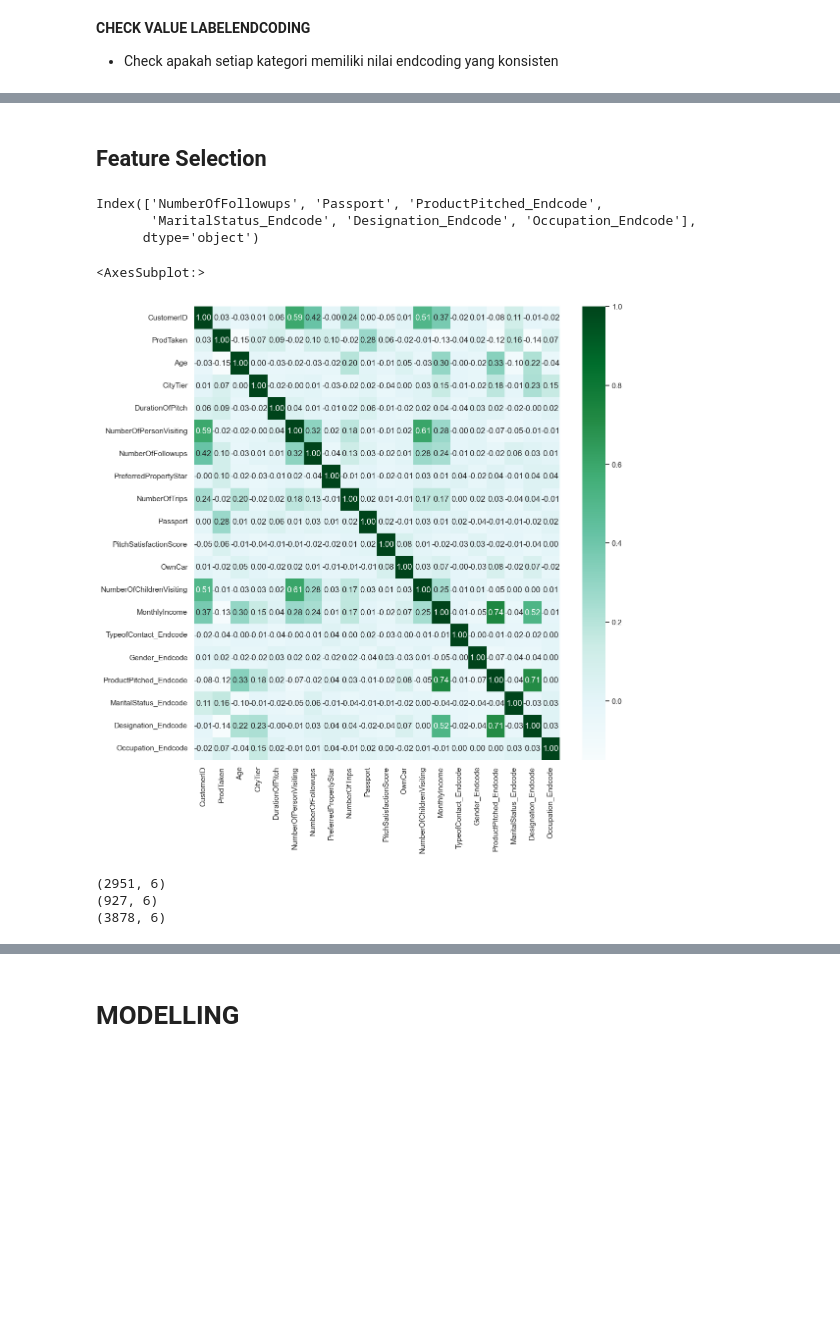
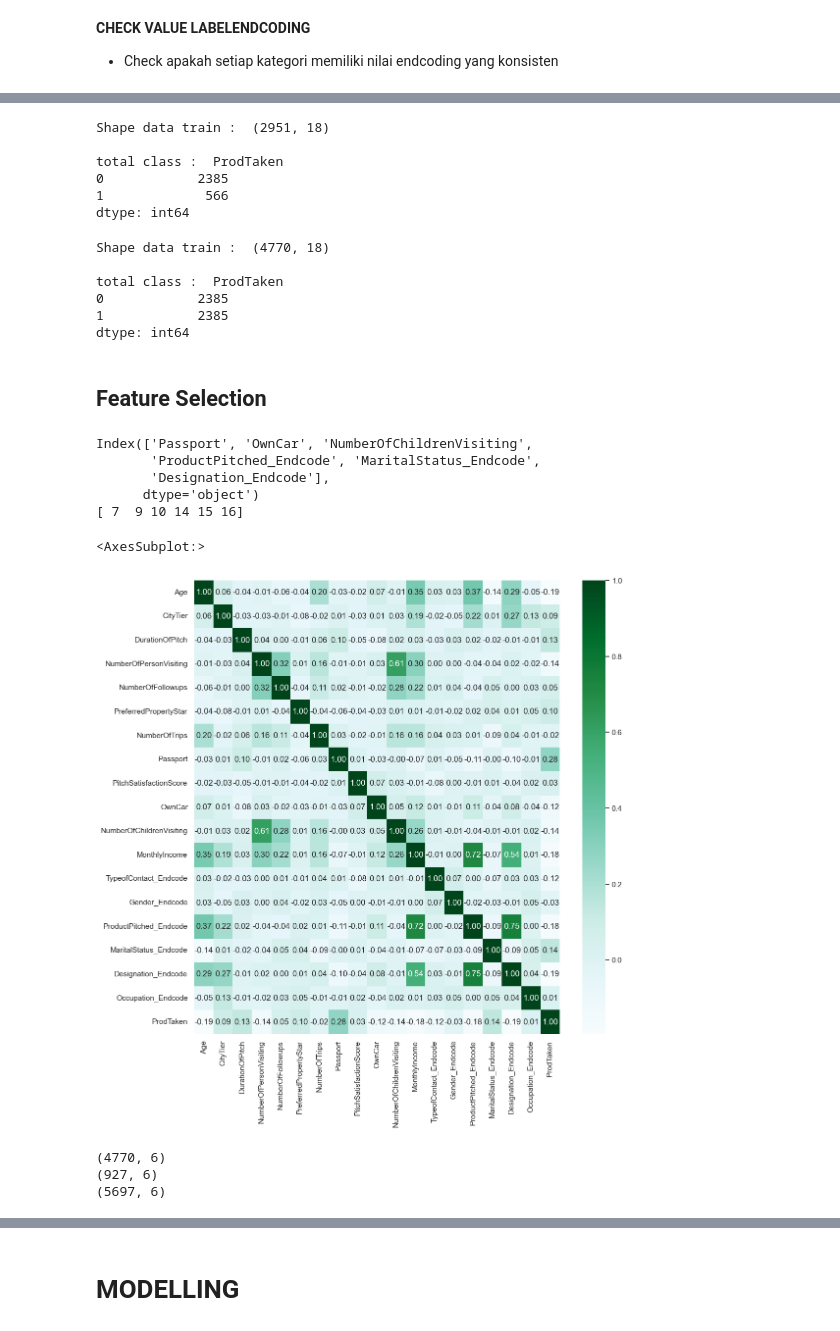
Before and after one commit to JodhiKrisantus/Classification-Holiday-Package-Prediction, a Jupyter notebook: Holiday_Package_Prediction_part2.ipynb, the cells around one changed output, grey strips where cells are left out. Drawn from its saved outputs; the diff is of its cells as text; code cells hidden in the pictures; blank space fills up the shorter version.

Commit message:
add data explanation

```diff
--- a/Holiday_Package_Prediction_part2.ipynb
+++ b/Holiday_Package_Prediction_part2.ipynb
@@ -800,2 +858,28 @@ df_test.sample(3)
+# %%
+X_train = df_train.drop(['ProdTaken','CustomerID','TypeofContact','Gender','ProductPitched','MaritalStatus','Designation','Occupation'],axis=1)
+y_train = df_train[['ProdTaken']]
+
+X_test = df_test.drop(['ProdTaken','CustomerID','TypeofContact','Gender','ProductPitched','MaritalStatus','Designation','Occupation'],axis=1)
+y_test = df_test[['ProdTaken']]
+print("Shape data train : ",X_train.shape, "\n\ntotal class : ", y_train.value_counts() )
+# %% [output]
+Shape data train :  (2951, 18)
+
+total class :  ProdTaken
+0            2385
+1             566
+dtype: int64
+# %%
+from imblearn.over_sampling import SMOTE
+smote = SMOTE()
+X_train, y_train = smote.fit_resample(X=X_train, y=y_train) #Oversampling Target ProdTaken
+print("Shape data train : ",X_train.shape, "\n\ntotal class : ", y_train.value_counts() )
+# %% [output]
+Shape data train :  (4770, 18)
+
+total class :  ProdTaken
+0            2385
+1            2385
+dtype: int64
 # %% [markdown]
 ## Feature Selection
@@ -813,16 +891,20 @@ x_new_feature = feature_selector.fit_transform(X_train,y_train)
 feature_indices = feature_selector.get_support(indices=True)
 selected_features = X_train.columns[feature_indices]
 print(selected_features)
+print(feature_indices)
 # %% [output]
-Index(['NumberOfFollowups', 'Passport', 'ProductPitched_Endcode',
-       'MaritalStatus_Endcode', 'Designation_Endcode', 'Occupation_Endcode'],
+Index(['Passport', 'OwnCar', 'NumberOfChildrenVisiting',
+       'ProductPitched_Endcode', 'MaritalStatus_Endcode',
+       'Designation_Endcode'],
       dtype='object')
+[ 7  9 10 14 15 16]
 # %%
+view = pd.concat([X_train,y_train], axis=1)
 plt.figure(figsize=(12,12))
-sns.heatmap(df_train.corr(), fmt='.2f', annot=True, cmap='BuGn')
+sns.heatmap(view.corr(), fmt='.2f', annot=True, cmap='BuGn')
 # %% [output]
 <AxesSubplot:>
-[figure, old version]
+[figure, new version]
 # %%
 best_feature = ['Passport','MaritalStatus_Endcode','NumberOfFollowups','Designation_Endcode','Occupation_Endcode']
 X_train = X_train[best_feature]
@@ -842,9 +924,9 @@ X_preprocessed = df_preprocessed.drop(columns='ProdTaken')
 y_preprocessed = df_preprocessed[['ProdTaken']]
 print(df_preprocessed.shape)
 # %% [output]
-(2951, 6)
+(4770, 6)
 (927, 6)
-(3878, 6)
+(5697, 6)
 # %%
 plt.figure(figsize=(12,12))
 sns.heatmap(train_preprocessed.corr(), fmt='.2f', annot=True, cmap='BuGn')
```
Also changed, not shown: parts of 13 cells of this notebook.
